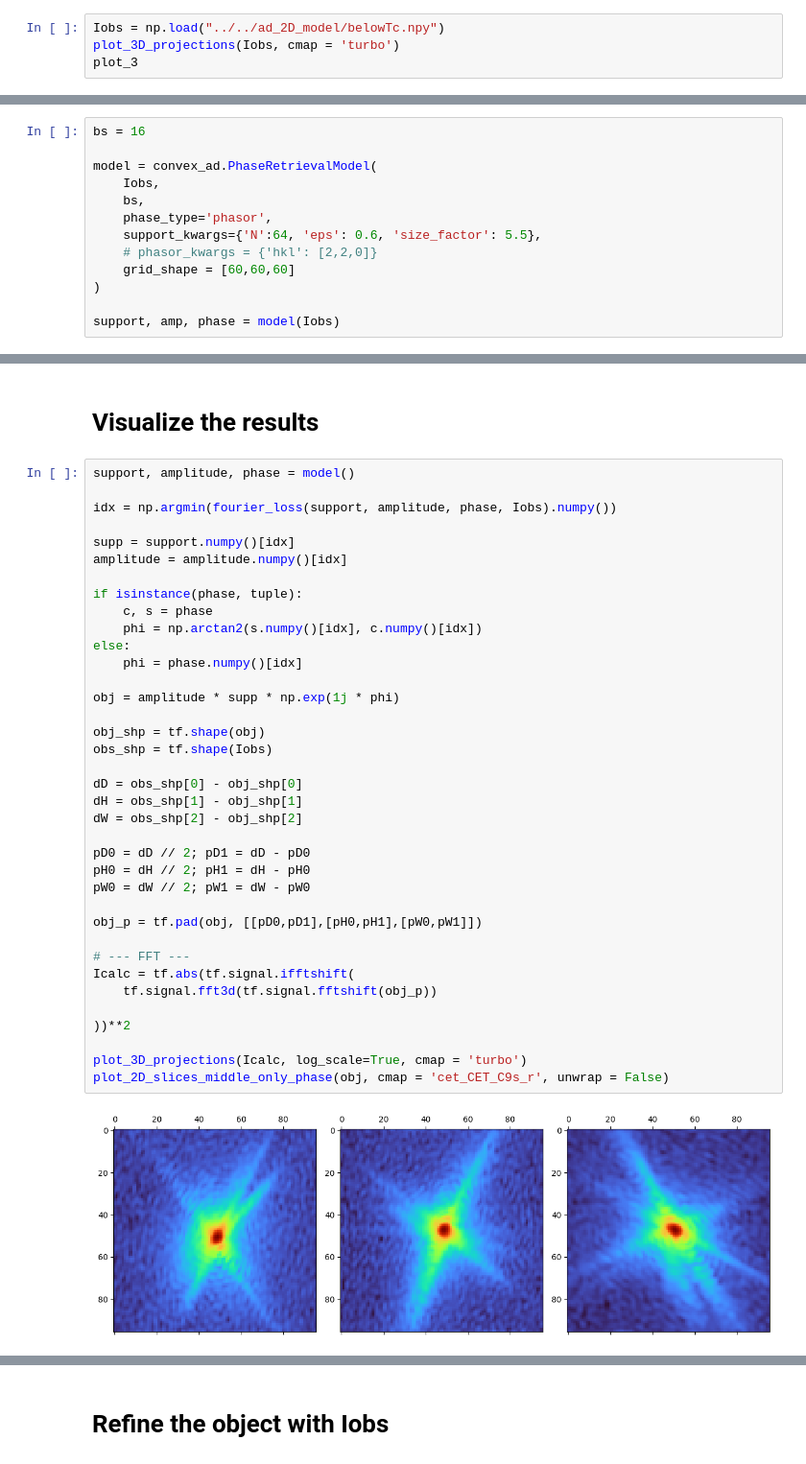
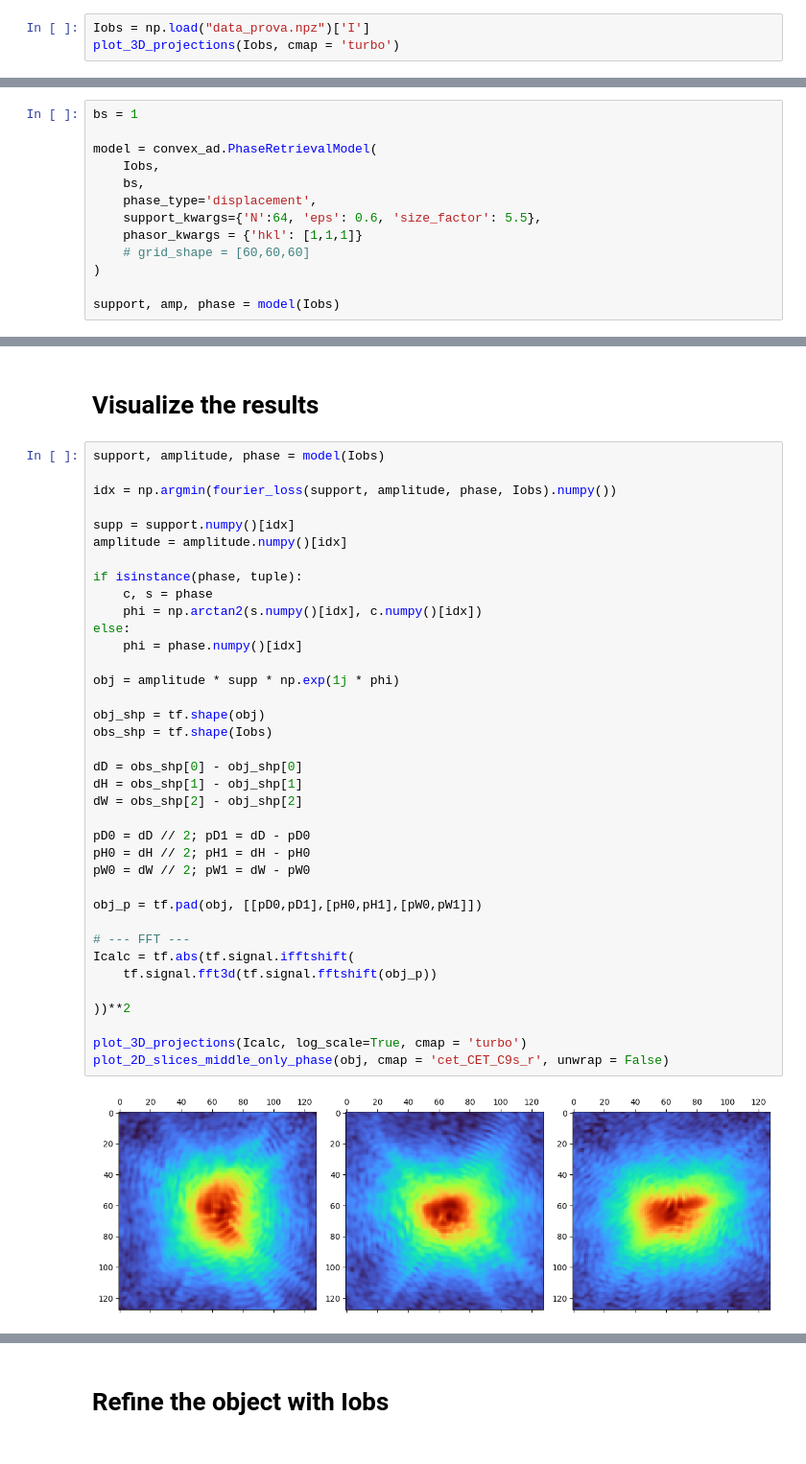
Before and after one commit to matteomasto/convexad_p9, a Jupyter notebook: notebooks/demo.ipynb, the cells around one changed output, grey strips where cells are left out. Shown at 96% size. Drawn from its saved outputs; the diff is of its cells as text.

```diff
--- a/notebooks/demo.ipynb
+++ b/notebooks/demo.ipynb
@@ -61,5 +45,4 @@ import colorcet as cc
 # %%
-Iobs = np.load("../../ad_2D_model/belowTc.npy")
+Iobs = np.load("data_prova.npz")['I']
 plot_3D_projections(Iobs, cmap = 'turbo')
-plot_3
 # %% [output]
@@ -75,15 +58,15 @@ plot_3
 
 `grid_shape` is by default `(Iobs.shape[0]//2, Iobs.shape[1]//2, Iobs.shape[2]//2)` as it assumes the oversampling condition satisfied. It can be be passed for custom shapes.
 # %%
-bs = 16
+bs = 1
 
 model = convex_ad.PhaseRetrievalModel(
     Iobs,
     bs,
-    phase_type='phasor',
+    phase_type='displacement',
     support_kwargs={'N':64, 'eps': 0.6, 'size_factor': 5.5},
-    # phasor_kwargs = {'hkl': [2,2,0]}
-    grid_shape = [60,60,60]
+    phasor_kwargs = {'hkl': [1,1,1]}
+    # grid_shape = [60,60,60]
 )
 
 support, amp, phase = model(Iobs)
@@ -184,7 +163,7 @@ KeyboardInterrupt:
 # %% [markdown]
 # Visualize the results
 # %%
-support, amplitude, phase = model()
+support, amplitude, phase = model(Iobs)
 
 idx = np.argmin(fourier_loss(support, amplitude, phase, Iobs).numpy())
 
@@ -194,31 +173,31 @@ amplitude = amplitude.numpy()[idx]
 if isinstance(phase, tuple):
     c, s = phase
     phi = np.arctan2(s.numpy()[idx], c.numpy()[idx])
 else:
     phi = phase.numpy()[idx]
 
 obj = amplitude * supp * np.exp(1j * phi)
 
 obj_shp = tf.shape(obj)
 obs_shp = tf.shape(Iobs)
 
 dD = obs_shp[0] - obj_shp[0]
 dH = obs_shp[1] - obj_shp[1]
 dW = obs_shp[2] - obj_shp[2]
 
 pD0 = dD // 2; pD1 = dD - pD0
 pH0 = dH // 2; pH1 = dH - pH0
 pW0 = dW // 2; pW1 = dW - pW0
 
 obj_p = tf.pad(obj, [[pD0,pD1],[pH0,pH1],[pW0,pW1]])
 
 # --- FFT ---
 Icalc = tf.abs(tf.signal.ifftshift(
     tf.signal.fft3d(tf.signal.fftshift(obj_p))
 
 ))**2
 
 plot_3D_projections(Icalc, log_scale=True, cmap = 'turbo')
 plot_2D_slices_middle_only_phase(obj, cmap = 'cet_CET_C9s_r', unwrap = False)
 # %% [output]
-[figure, old version]
+[figure, new version]
```
Also changed, not shown: parts of 13 cells of this notebook, 3 other files.
